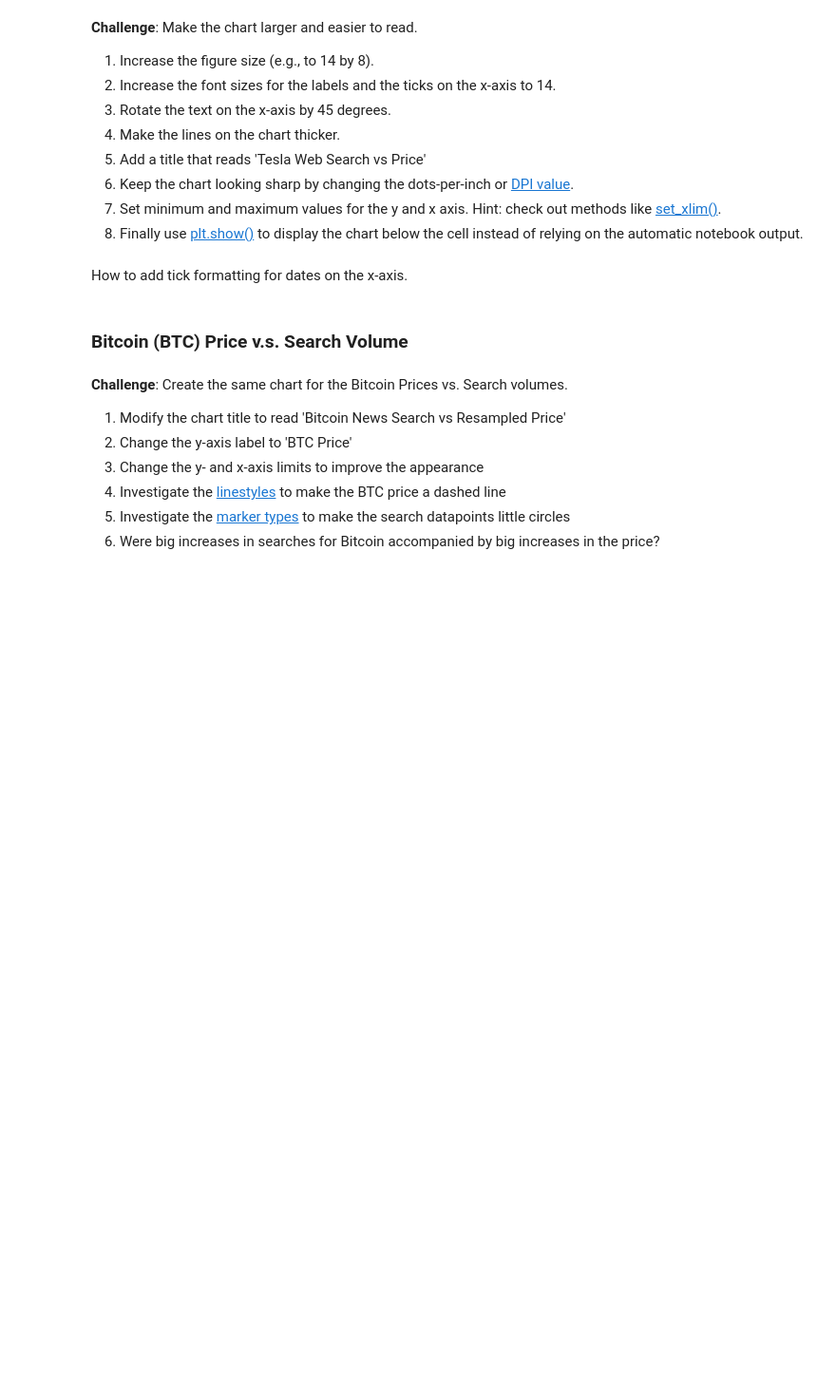
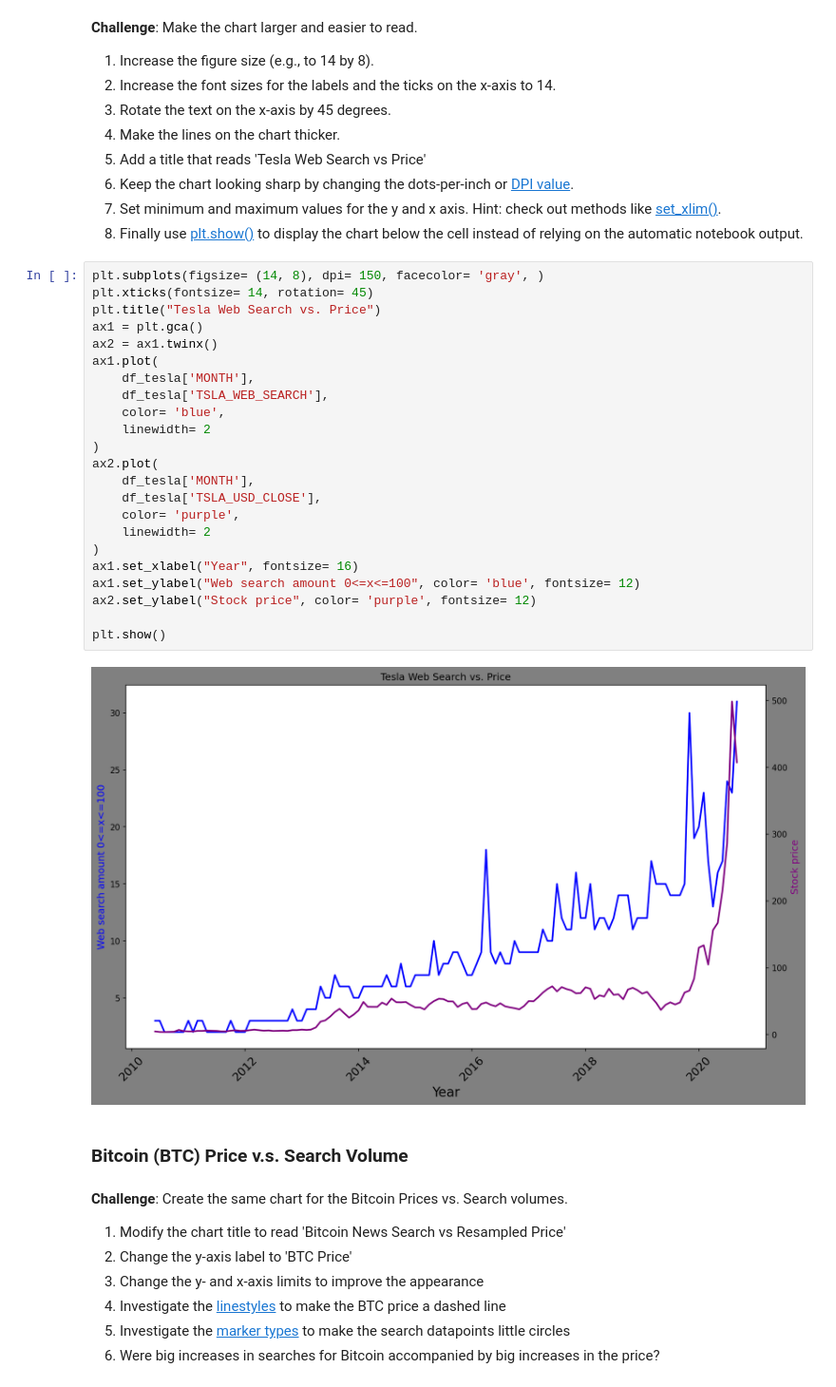
Before and after one commit to erfaw/elasti_py, a Jupyter notebook: Day075-erf/Google Trends Data Viz/Google Trends and Data Visualisation (start).ipynb, the cells around one changed output. Shown at 95% size. Drawn from its saved outputs; the diff is of its cells as text; blank space fills up the shorter version.

Commit message:
feat: plot 'Tesla Web Search vs. Price',

```diff
--- a/Day075-erf/Google Trends Data Viz/Google Trends and Data Visualisation (start).ipynb
+++ b/Day075-erf/Google Trends Data Viz/Google Trends and Data Visualisation (start).ipynb
@@ -266,8 +261,31 @@ Hint: you can colour both the [axis labels](https://matplotlib.org/3.3.2/api/tex
 6. Keep the chart looking sharp by changing the dots-per-inch or [DPI value](https://matplotlib.org/3.1.1/api/_as_gen/matplotlib.pyplot.figure.html).
 7. Set minimum and maximum values for the y and x axis. Hint: check out methods like [set_xlim()](https://matplotlib.org/3.1.1/api/_as_gen/matplotlib.axes.Axes.set_xlim.html).
 8. Finally use [plt.show()](https://matplotlib.org/3.2.1/api/_as_gen/matplotlib.pyplot.show.html) to display the chart below the cell instead of relying on the automatic notebook output.
-# %% [markdown]
-How to add tick formatting for dates on the x-axis.
+# %%
+plt.subplots(figsize= (14, 8), dpi= 150, facecolor= 'gray', )
+plt.xticks(fontsize= 14, rotation= 45)
+plt.title("Tesla Web Search vs. Price")
+ax1 = plt.gca()
+ax2 = ax1.twinx()
+ax1.plot(
+    df_tesla['MONTH'],
+    df_tesla['TSLA_WEB_SEARCH'],
+    color= 'blue',
+    linewidth= 2
+)
+ax2.plot(
+    df_tesla['MONTH'],
+    df_tesla['TSLA_USD_CLOSE'],
+    color= 'purple',
+    linewidth= 2
+)
+ax1.set_xlabel("Year", fontsize= 16)
+ax1.set_ylabel("Web search amount 0<=x<=100", color= 'blue', fontsize= 12)
+ax2.set_ylabel("Stock price", color= 'purple', fontsize= 12)
+
+plt.show()
+# %% [output]
+[figure, added]
 # %% [markdown]
 ### Bitcoin (BTC) Price v.s. Search Volume
 # %% [markdown]
```
Also changed, not shown: parts of 1 cell of this notebook.
